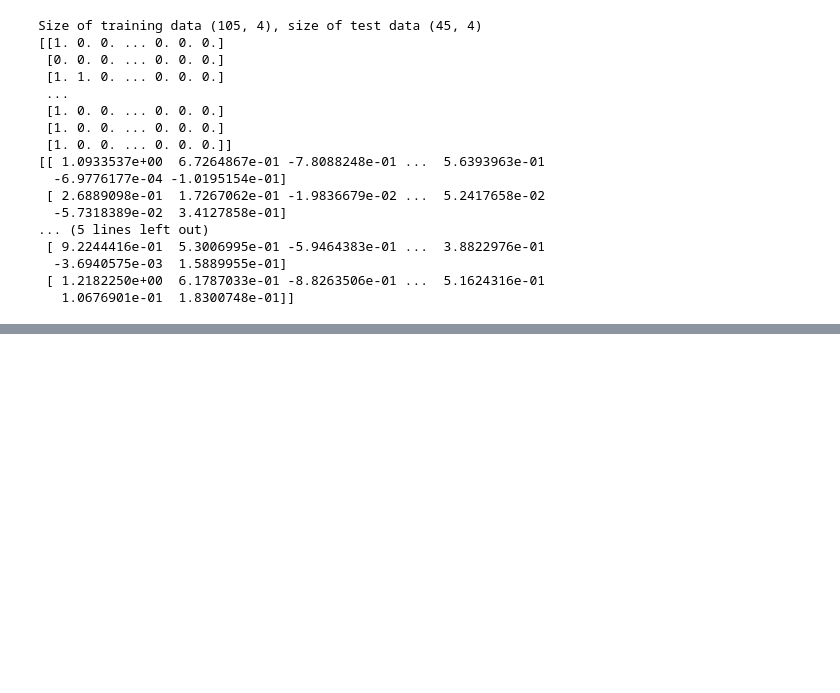
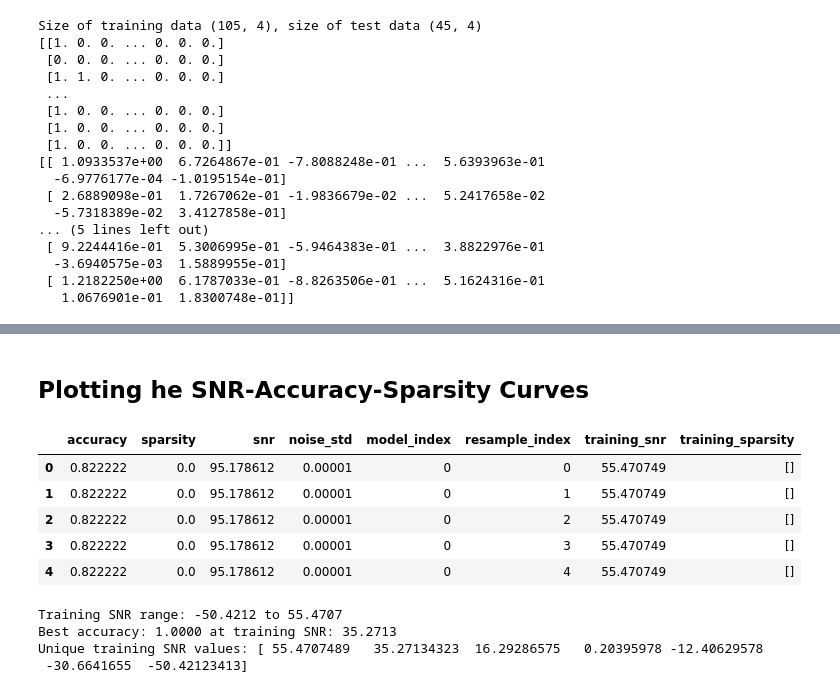
Before and after one commit to vjaltare/sawy, a Jupyter notebook: notebooks/uci_iris_figures_v2.ipynb, the cells around one changed output, grey strips where cells are left out. Drawn from its saved outputs; the diff is of its cells as text; code cells hidden in the pictures; blank space fills up the shorter version.

```diff
--- a/notebooks/uci_iris_figures_v2.ipynb
+++ b/notebooks/uci_iris_figures_v2.ipynb
@@ -444,6 +341,35 @@ defaultdict(<class 'list'>, {'accuracy': [0.8222222328186035, 0.8222222328186035
+# %% [markdown]
+## Plotting he SNR-Accuracy-Sparsity Curves
 # %%
-## plotting the snr-aacuraacy-sparsity curves
-
+## plotting the snr-accuracy-sparsity curves
 # load the saved (PILOT) dataset
-snr_data = pickle.load(open(os.path.join(DATA_PATH, "PILOT2_snr_sweep_uci_iris_2026-05-13.pkl"), "rb"))
+snr_data = pickle.load(open(os.path.join(DATA_PATH, "snr_sweep_uci_iris_2026-05-13.pkl"), "rb"))
 snr_data = pd.DataFrame(snr_data)
+snr_data.head()
+# %% [output]
+|  | accuracy | sparsity | snr | noise_std | model_index | resample_index | training_snr | training_sparsity |
+| 0 | 0.822222 | 0.0 | 95.178612 | 0.00001 | 0 | 0 | 55.470749 | [] |
+| 1 | 0.822222 | 0.0 | 95.178612 | 0.00001 | 0 | 1 | 55.470749 | [] |
+| 2 | 0.822222 | 0.0 | 95.178612 | 0.00001 | 0 | 2 | 55.470749 | [] |
+| 3 | 0.822222 | 0.0 | 95.178612 | 0.00001 | 0 | 3 | 55.470749 | [] |
+| 4 | 0.822222 | 0.0 | 95.178612 | 0.00001 | 0 | 4 | 55.470749 | [] |
+# %%
+max_train_snr = snr_data['training_snr'].max().item()
+min_train_snr = snr_data['training_snr'].min().item()
+print(f"Training SNR range: {min_train_snr:.4f} to {max_train_snr:.4f}")
+
+# training snr for best accuracy
+best_acc_idx = snr_data['accuracy'].idxmax()
+best_acc_train_snr = snr_data.loc[best_acc_idx, 'training_snr']
+print(f"Best accuracy: {snr_data.loc[best_acc_idx, 'accuracy']:.4f} at training SNR: {best_acc_train_snr:.4f}")
+
+#
+
+# print the unique training snr values
+unique_train_snr = snr_data['training_snr'].unique()
+print(f"Unique training SNR values: {unique_train_snr}")
+# %% [output]
+Training SNR range: -50.4212 to 55.4707
+Best accuracy: 1.0000 at training SNR: 35.2713
+Unique training SNR values: [ 55.4707489   35.27134323  16.29286575   0.20395978 -12.40629578
+ -30.6641655  -50.42123413]
```
Also changed, not shown: parts of 11 cells of this notebook.
